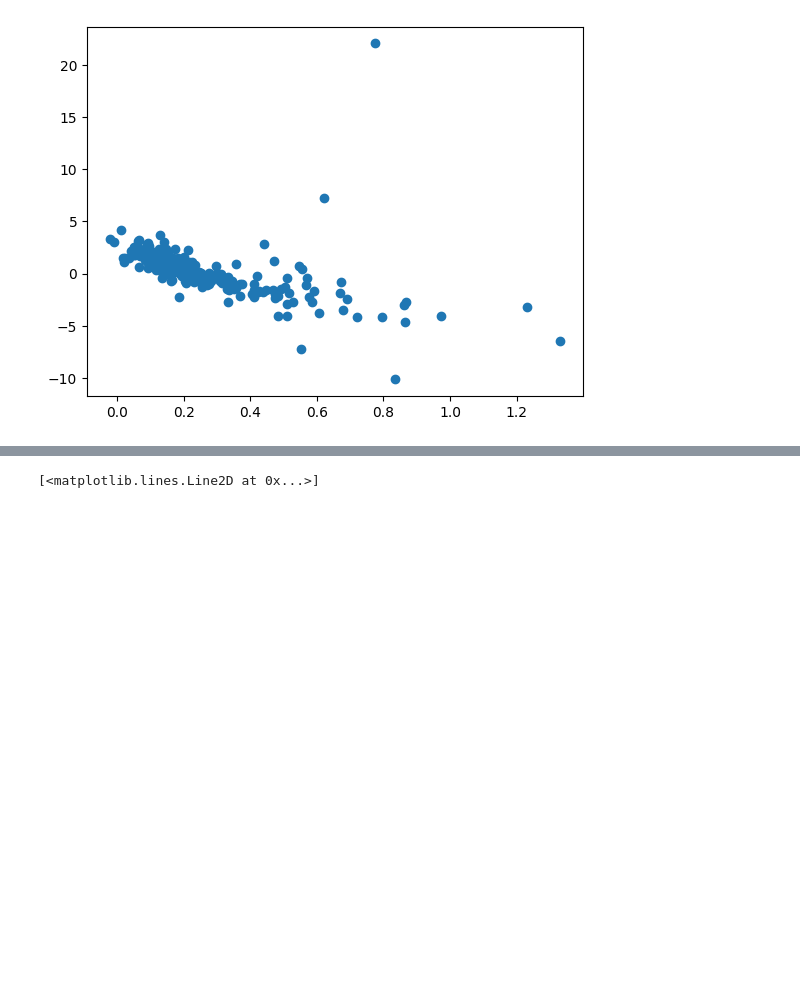
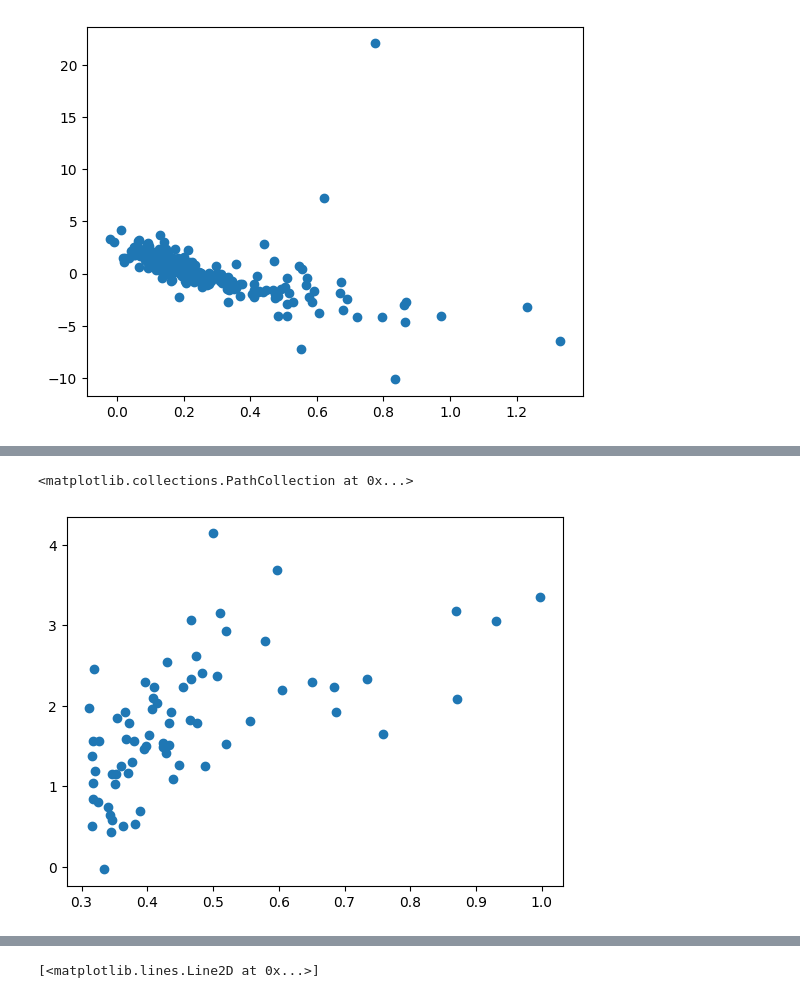
Before and after one commit to sculd/volatility_trading, a Jupyter notebook: sandbox_options.ipynb, the cells around one changed output, grey strips where cells are left out. Drawn from its saved outputs; the diff is of its cells as text; code cells hidden in the pictures; blank space fills up the shorter version.

```diff
--- a/sandbox_options.ipynb
+++ b/sandbox_options.ipynb
@@ -173,0 +181,11 @@ plt.scatter(df_goog_atm_put_vol_actual_change[["atm_put_vol"]], df_goog_atm_vol_
+# %%
+large_vol_threshold = 0.3
+df_goog_large_atm_call_vol_history = df_goog_atm_vol_history[
+    (df_goog_atm_vol_history.atm_call_vol > large_vol_threshold) &
+    (df_goog_atm_vol_history.atm_put_vol < large_vol_threshold)
+]
+df_goog_large_atm_call_vol_atm_actual_change = df_goog_large_atm_call_vol_history[['atm_call_vol']].join(df_goog_market_open_close_history[['actual_change']])
+plt.scatter(df_goog_large_atm_call_vol_atm_actual_change[["atm_call_vol"]], df_goog_large_atm_call_vol_atm_actual_change[["actual_change"]])
+# %% [output]
+<matplotlib.collections.PathCollection at 0x...>
+[figure, added]
```
Also changed, not shown: parts of 7 cells of this notebook.
